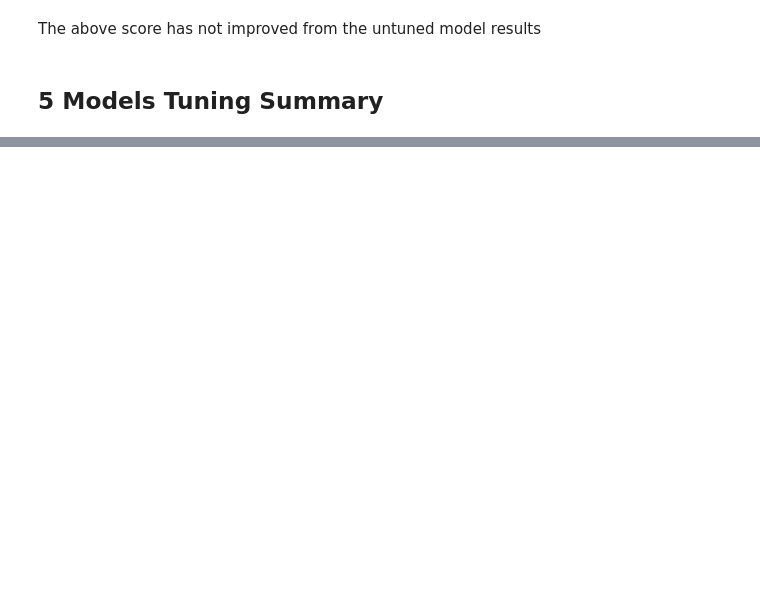
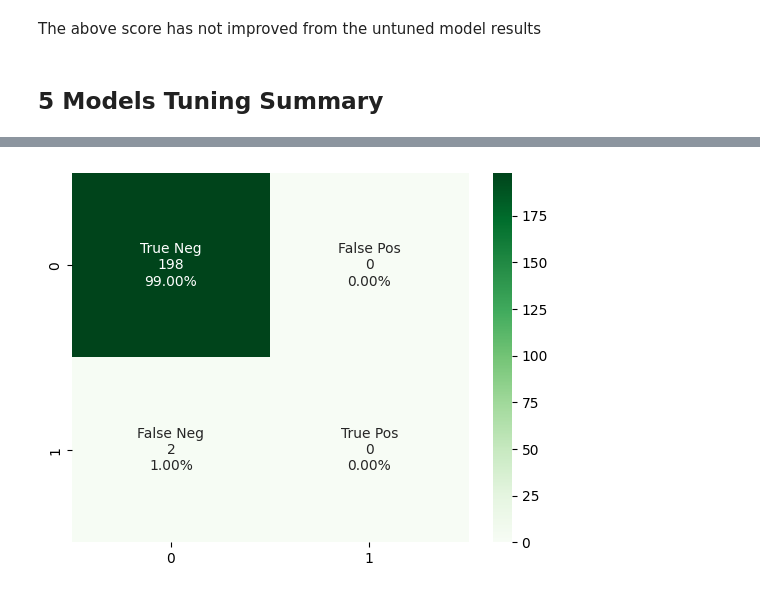
Before and after one commit to hsatishreddy/ML_PROJECT_CS584, a Jupyter notebook: ML_Project_CS584.ipynb, the cells around one changed output, grey strips where cells are left out. Cells and saved outputs as stored; diff of their text form; code cells hidden in the pictures; blank space fills up the shorter version.

```diff
--- a/ML_Project_CS584.ipynb
+++ b/ML_Project_CS584.ipynb
@@ -603,0 +668,18 @@ LDA: 0.961234 (0.041617)
+# %%
+lr_predicted = lr_model.predict(X_valid)
+lr_matrix = confusion_matrix(y_valid, lr_predicted)
+group_names = ['True Neg', 'False Pos', 'False Neg', 'True Pos']
+group_counts = ["{0:0.0f}".format(value) for value in lr_matrix.flatten()]
+group_percentages = ["{0:.2%}".format(value) for value in lr_matrix.flatten()/np.sum(lr_matrix)]
+labels = [f"{v1}\n{v2}\n{v3}" for v1, v2, v3 in zip(group_names,group_counts,group_percentages)]
+
+#assert len(labels) == np.prod(lr_matrix.shape), "Number of labels must match size of confusion matrix"
+
+# Reshape labels to match the shape of confusion matrix
+labels = np.asarray(labels).reshape(lr_matrix.shape)
+
+# Plot the heatmap
+sns.heatmap(lr_matrix, annot=labels, fmt='', cmap='Greens')
+pyplot.show()
+# %% [output]
+[figure, added]
```
Also changed, not shown: parts of 42 cells of this notebook.
